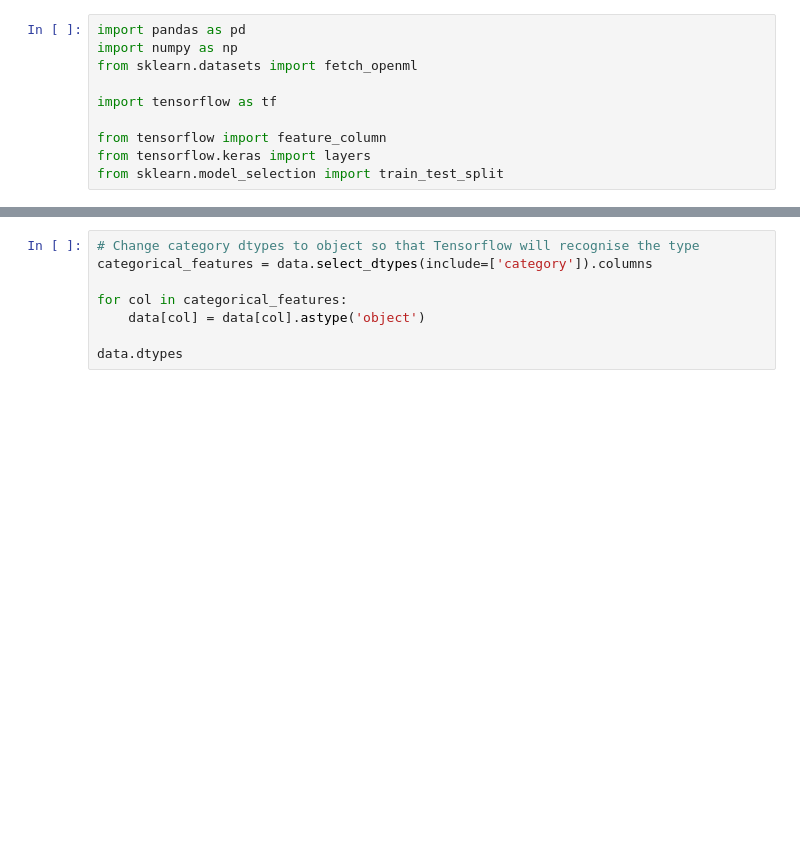
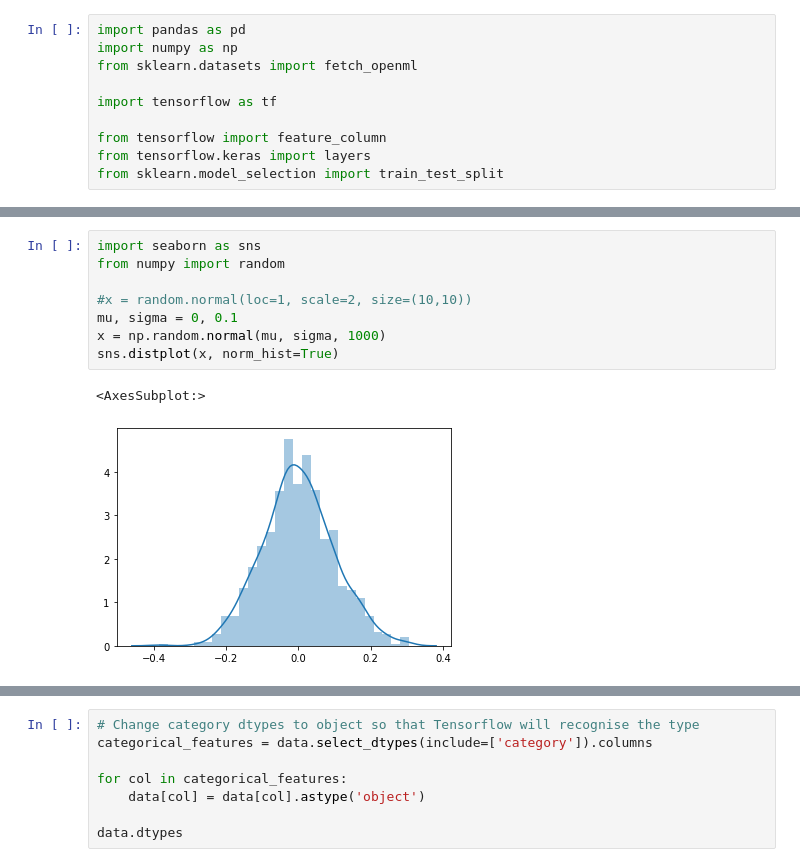
Before and after one commit to rebecca-vickery/machine-learning-tutorials, a Jupyter notebook: tensorflow/beginners_guide_classification.ipynb, the cells around one changed output, grey strips where cells are left out. Saved outputs shown, nothing was run; the diff lists cells and outputs as text; blank space fills up the shorter version.

```diff
--- a/tensorflow/beginners_guide_classification.ipynb
+++ b/tensorflow/beginners_guide_classification.ipynb
@@ -24,0 +37,11 @@ data.head()
+# %%
+import seaborn as sns
+from numpy import random
+
+#x = random.normal(loc=1, scale=2, size=(10,10))
+mu, sigma = 0, 0.1
+x = np.random.normal(mu, sigma, 1000)
+sns.distplot(x, norm_hist=True)
+# %% [output]
+<AxesSubplot:>
+[figure, added]
```
Also changed, not shown: parts of 3 cells of this notebook, 7 other files.
